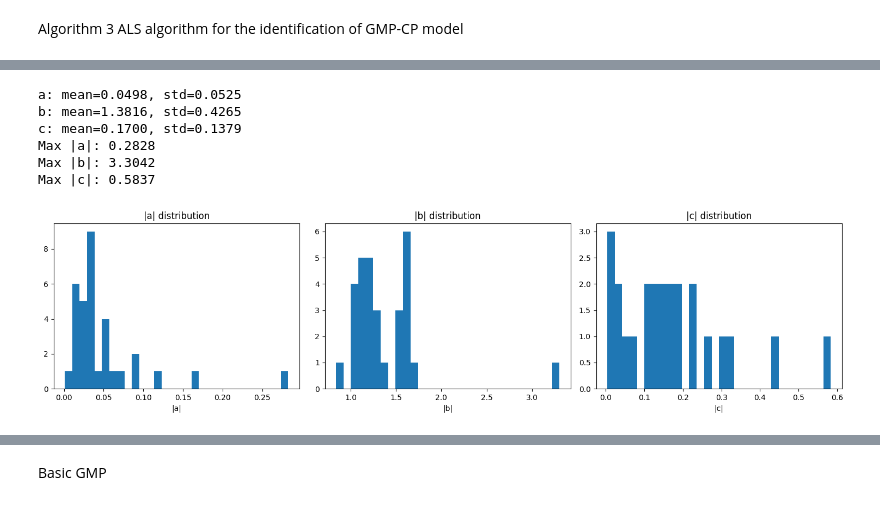
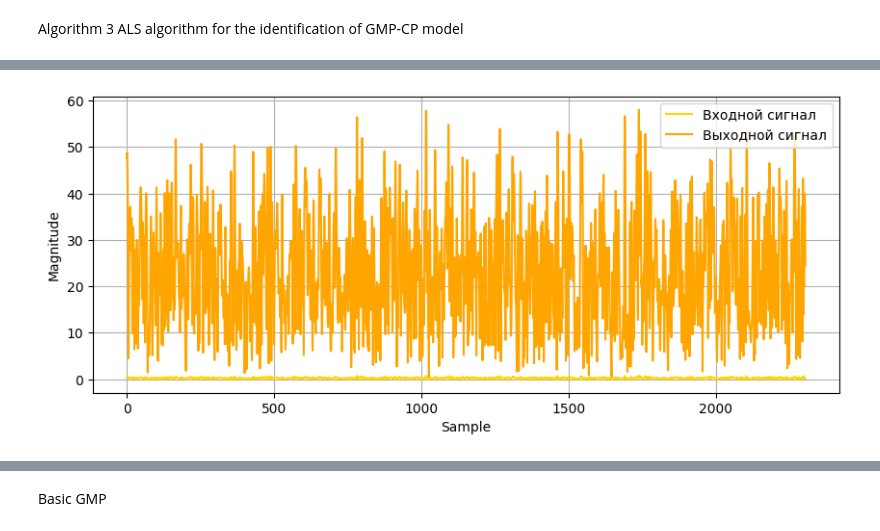
Before and after one commit to pasmornov-m/DPD_Research, a Jupyter notebook: dev_gmp_tensor.ipynb, the cells around one changed output, grey strips where cells are left out. Saved outputs shown, nothing was run; the diff lists cells and outputs as text; code cells hidden in the pictures.

```diff
--- a/dev_gmp_tensor.ipynb
+++ b/dev_gmp_tensor.ipynb
@@ -172,55 +172,14 @@ plt.show()
-# %%
-def analyze_parameters(model):
-    """
-    Анализ параметров модели для выявления переобучения
-    """
-    # Получаем параметры
-    a = model.a.cpu().numpy()
-    b = model.b.cpu().numpy()
-    c = model.c.cpu().numpy()
-
-    # Статистика
-    print(f"a: mean={np.mean(np.abs(a)):.4f}, std={np.std(np.abs(a)):.4f}")
-    print(f"b: mean={np.mean(np.abs(b)):.4f}, std={np.std(np.abs(b)):.4f}")
-    print(f"c: mean={np.mean(np.abs(c)):.4f}, std={np.std(np.abs(c)):.4f}")
-
-    # Проверка на слишком большие значения (признак переобучения)
-    max_abs_a = np.max(np.abs(a))
-    max_abs_b = np.max(np.abs(b))
-    max_abs_c = np.max(np.abs(c))
-
-    print(f"Max |a|: {max_abs_a:.4f}")
-    print(f"Max |b|: {max_abs_b:.4f}")
-    print(f"Max |c|: {max_abs_c:.4f}")
-
-    if max_abs_a > 10 or max_abs_b > 10 or max_abs_c > 10:
-        print("⚠️  Очень большие параметры -> возможное переобучение")
-
-    # Визуализация параметров
-    import matplotlib.pyplot as plt
-    fig, axes = plt.subplots(1, 3, figsize=(15, 4))
-
-    axes[0].hist(np.abs(a.flatten()), bins=30)
-    axes[0].set_title('|a| distribution')
-    axes[0].set_xlabel('|a|')
-
-    axes[1].hist(np.abs(b.flatten()), bins=30)
-    axes[1].set_title('|b| distribution')
-    axes[1].set_xlabel('|b|')
-
-    axes[2].hist(np.abs(c.flatten()), bins=30)
-    axes[2].set_title('|c| distribution')
-    axes[2].set_xlabel('|c|')
-
-    plt.tight_layout()
-    plt.show()
-
-analyze_parameters(model)
-# %% [output]
-a: mean=0.0498, std=0.0525
-b: mean=1.3816, std=0.4265
-c: mean=0.1700, std=0.1379
-Max |a|: 0.2828
-Max |b|: 3.3042
-Max |c|: 0.5837
-[figure, removed]
+# %%
+x_val_t = torch.abs(utils.iq_to_complex(x_val[delay:]))
+y_true_val_t = torch.abs(y_true_val)
+
+plt.figure(figsize=(10,4))
+plt.plot(x_val_t, color='gold', label='Входной сигнал')
+plt.plot(y_true_val_t, color='orange', label='Выходной сигнал')
+plt.xlabel("Sample")
+plt.ylabel("Magnitude")
+plt.legend()
+plt.grid(True)
+plt.show()
+# %% [output]
+[figure, added]
```
Also changed, not shown: parts of 18 cells of this notebook, 22 other files.
